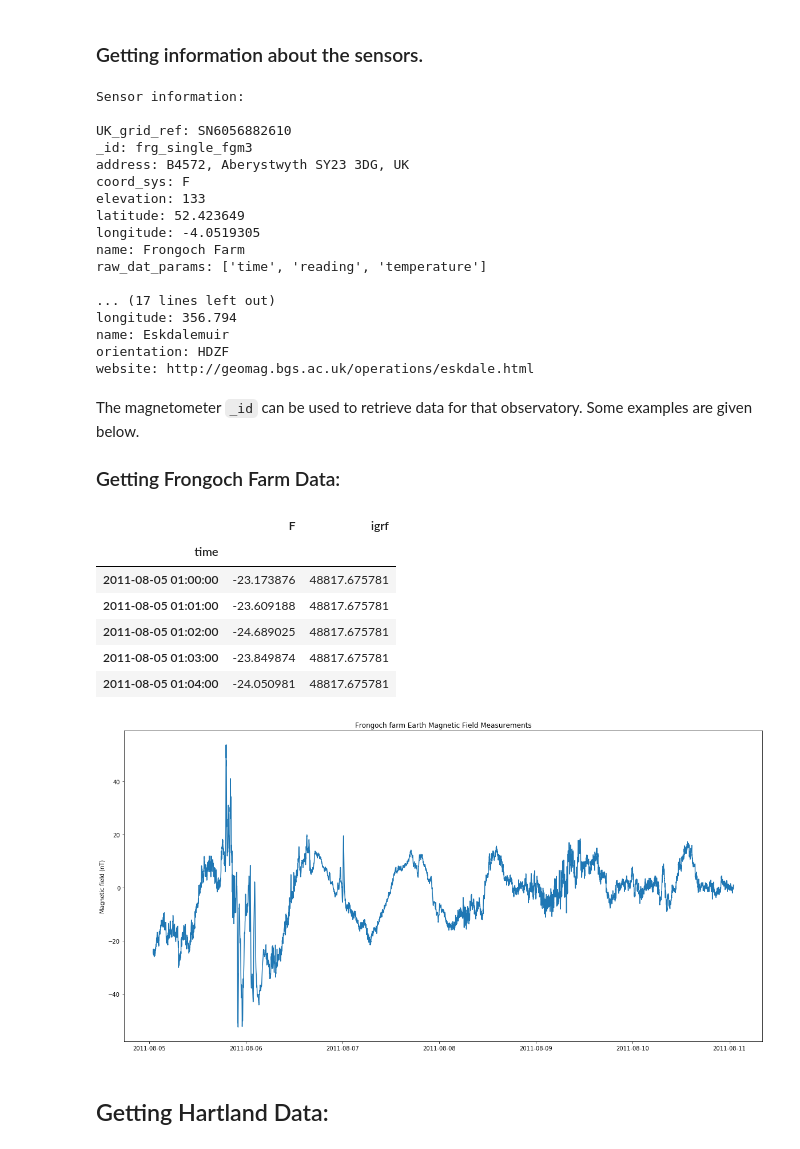
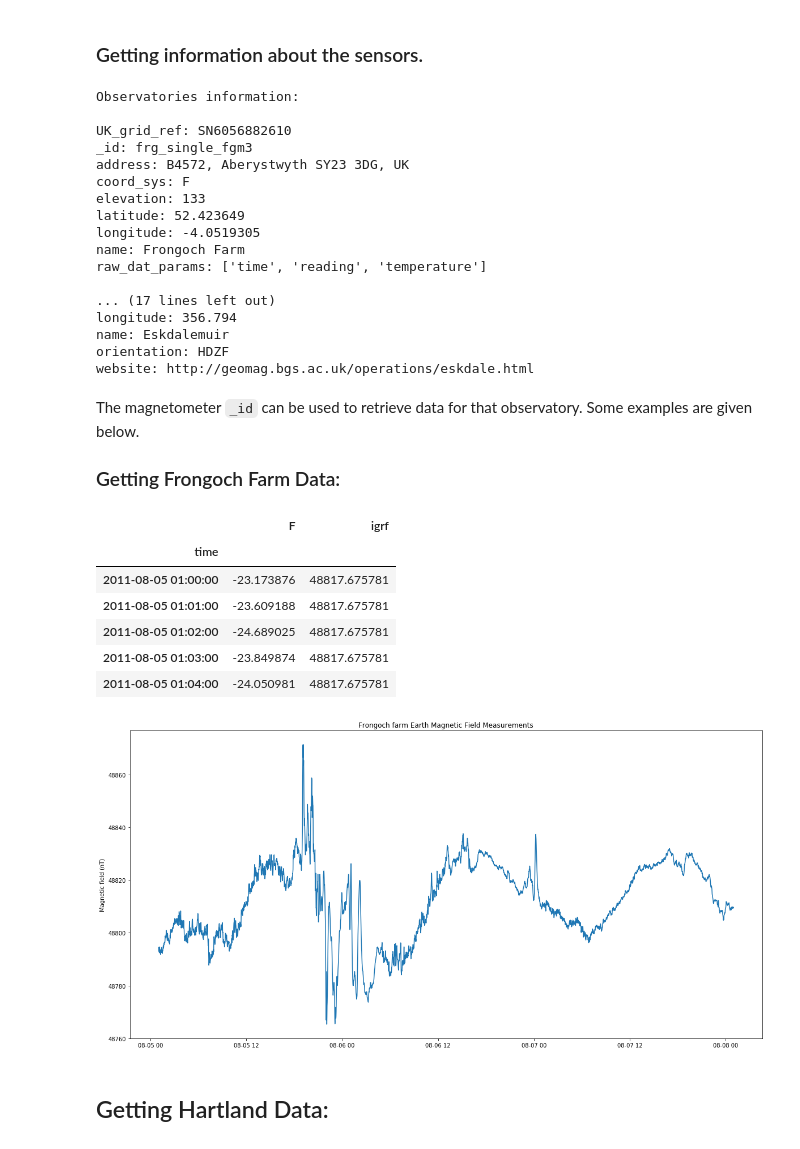
Before and after one commit to Jammyjamjamman/Magnetometer_data_server, a Jupyter notebook: client_interface/Getting_Magnetometer_Data.ipynb, the cells around one changed output. Saved outputs shown, nothing was run; the diff lists cells and outputs as text; code cells hidden in the pictures.

```diff
--- a/client_interface/Getting_Magnetometer_Data.ipynb
+++ b/client_interface/Getting_Magnetometer_Data.ipynb
@@ -16,13 +16,13 @@ r = requests.get("http://localhost:5000/available_sensors")
 # Check the request was recieved
 if r.status_code == requests.codes.ok:
     sensors = r.json()
-    print("Sensor information:")
+    print("Observatories information:")
     for sensor in sensors:
         print()
         for key in sensor:
             print(key+":", sensor[key])
 # %% [output]
-Sensor information:
+Observatories information:
 
 UK_grid_ref: SN6056882610
 _id: frg_single_fgm3
@@ -58,37 +58,38 @@ dat_url = 'http://localhost:5000/mag_dat'
 # as a POSIX time number.
 payload = {"sensor_id": "frg_single_fgm3",
            "starttime": int(pd.Timestamp("2011-08-05 00:00:00").timestamp()),
-           "endtime": int(pd.Timestamp("2011-08-10 23:59:00").timestamp())
+           "endtime": int(pd.Timestamp("2011-08-07 23:59:00").timestamp())
          }
 
 # Request the data from the web
 r = requests.get(dat_url, params=payload)
 # Check the request was recieved
 if r.status_code == requests.codes.ok:
     # read the response into a pandas dataframe.
     # Note: pd.read_csv() expects a file or a buffer, but the response
     # is text. Therefore, read string into a stringIO buffer.
     frg_dat = pd.read_csv(io.StringIO(r.text), parse_dates=True, index_col="time")
     # View data.
     display(frg_dat.head())
     # Plot the data.
     plt.figure(figsize=(20,10))
     # remove huge spikes in the magnetometer data before plotting.
+    frg_dat["tot_field"] = frg_dat["F"] + frg_dat["igrf"]
     frg_dat_valid = frg_dat.loc[(frg_dat["F"] > -100) & (frg_dat["F"] < 100)]
     plt.title("Frongoch farm Earth Magnetic Field Measurements")
     plt.ylabel("Magnetic field (nT)")
-    plt.plot(frg_dat_valid.index, frg_dat_valid["F"])
+    plt.plot(frg_dat_valid.index, frg_dat_valid["tot_field"])
 else:
     print("Failed to get data!")
 # %% [output]
 |  | F | igrf |
 | time |  |  |
 | 2011-08-05 01:00:00 | -23.173876 | 48817.675781 |
 | 2011-08-05 01:01:00 | -23.609188 | 48817.675781 |
 | 2011-08-05 01:02:00 | -24.689025 | 48817.675781 |
 | 2011-08-05 01:03:00 | -23.849874 | 48817.675781 |
 | 2011-08-05 01:04:00 | -24.050981 | 48817.675781 |
-[figure, old version]
+[figure, new version]
 # %% [markdown]
 ## Getting Hartland Data:
 # %%
```
Also changed, not shown: parts of 3 cells of this notebook, 1 other file.
